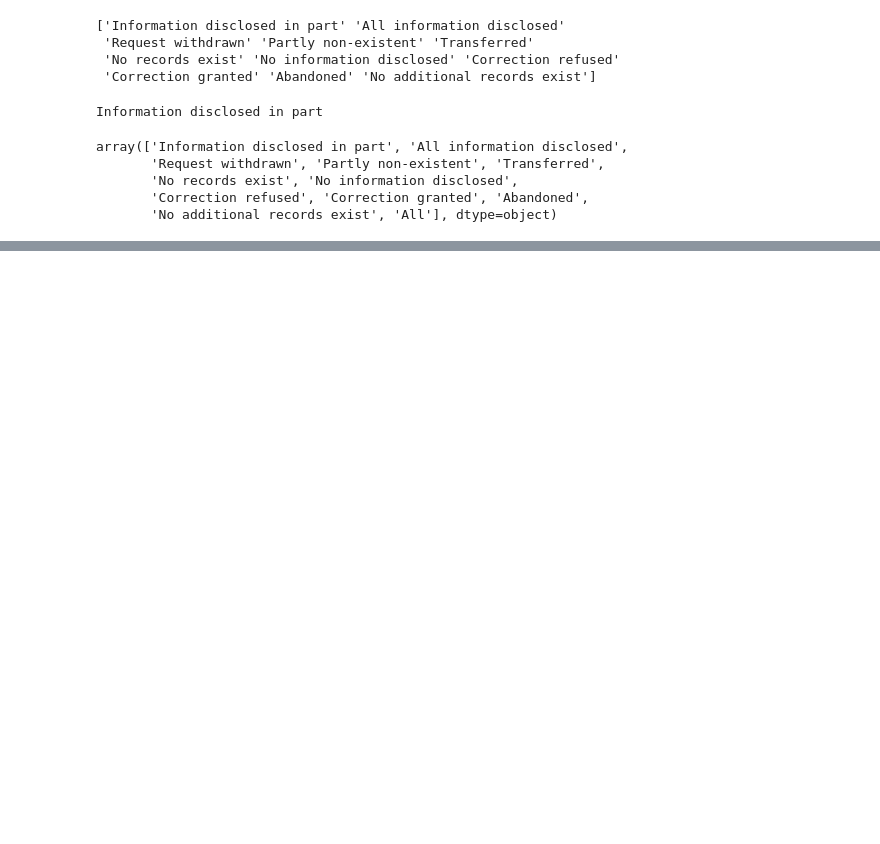
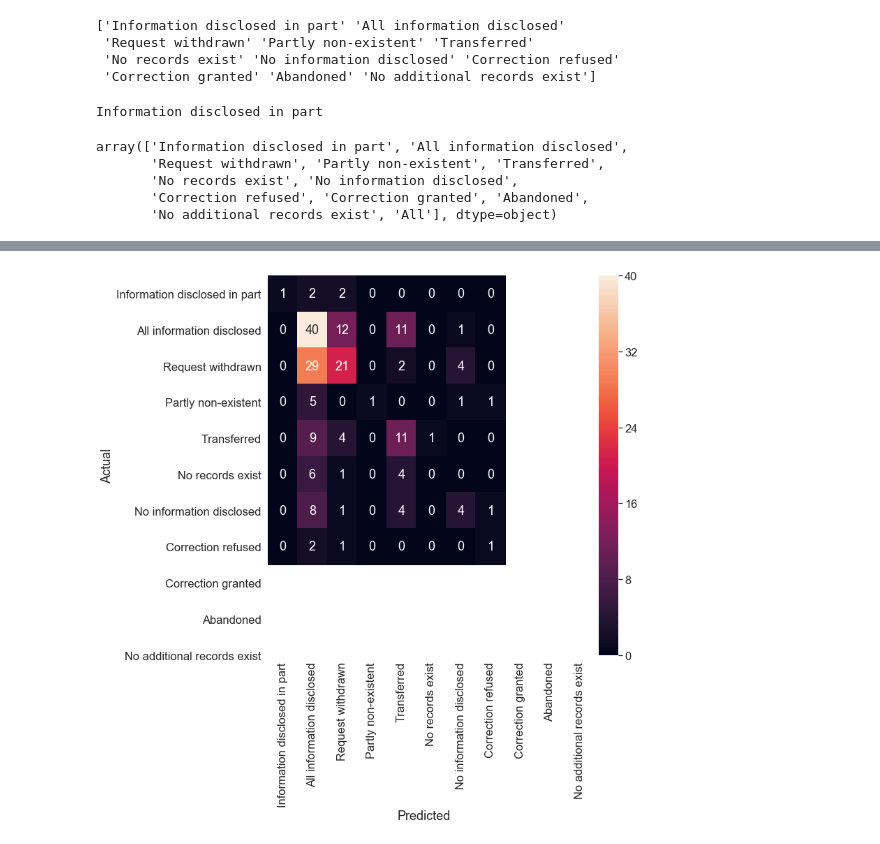
Before and after one commit to brodriguezmilla/foir, a Jupyter notebook: foir.ipynb, the cells around one changed output, grey strips where cells are left out. Drawn from its saved outputs; the diff is of its cells as text; code cells hidden in the pictures; blank space fills up the shorter version.

```diff
--- a/foir.ipynb
+++ b/foir.ipynb
@@ -1800,0 +1843,12 @@ plt.legend(bbox_to_anchor=(1.05,1), loc = 2, borderaxespad = 0.)
+# %%
+count_pipe = Pipeline([
+    ('cleanText', CleanTextTransformer()),
+    ('vectorizer', count_vect),
+    ('clf', count_clf)
+])
+
+tfidf_pipe = Pipeline([
+    ('cleanText', CleanTextTransformer()),
+    ('vectorizer', tfidf_vect),
+    ('clf', tfidf_clf)
+])
@@ -1800,0 +1859,5 @@ plt.legend(bbox_to_anchor=(1.05,1), loc = 2, borderaxespad = 0.)
+# %%
+y = tokenized_adf['Decision']
+# %%
+X1 = tokenized_adf['Edited_Summary']
+X1_train, X1_test, y1_train, y1_test = train_test_split(X1, y, test_size=0.33, random_state=2018)
@@ -1800,0 +1883,10 @@ plt.legend(bbox_to_anchor=(1.05,1), loc = 2, borderaxespad = 0.)
+# %%
+count_conf_mat = confusion_matrix(y1_test, count_preds)
+fig, ax = plt.subplots(figsize=(10,10))
+sns.heatmap(count_conf_mat, annot=True, fmt='d',
+            xticklabels=tokenized_adf['Decision'].unique(), yticklabels=tokenized_adf['Decision'].unique())
+plt.ylabel('Actual')
+plt.xlabel('Predicted')
+plt.show()
+# %% [output]
+[figure, added]
```
Also changed, not shown: parts of 88 cells of this notebook.
